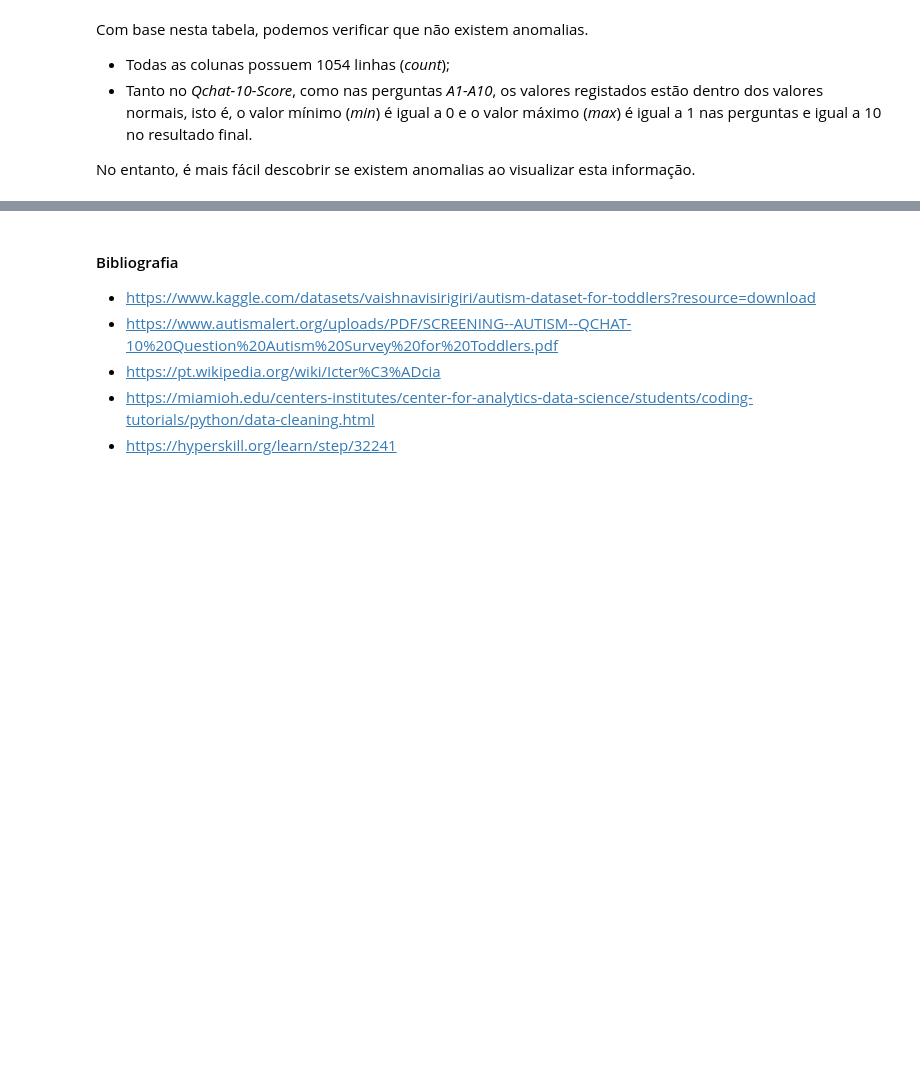
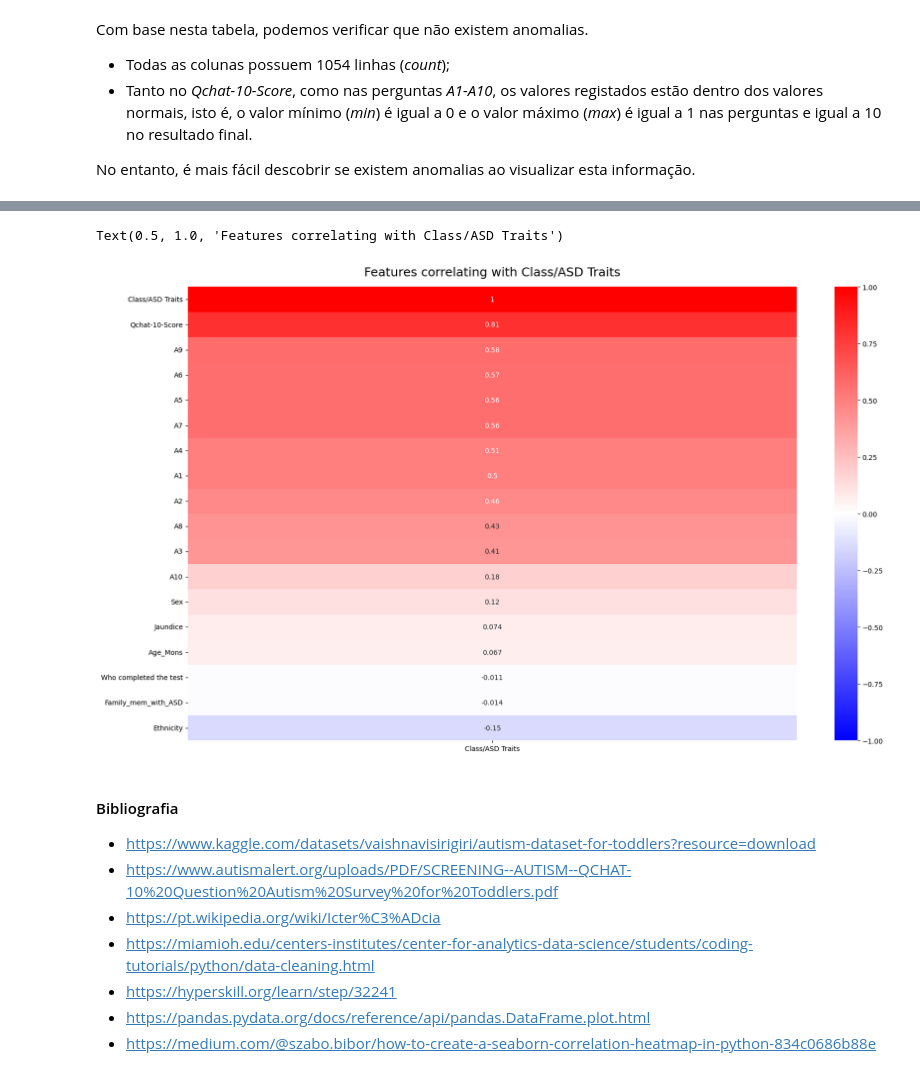
Before and after one commit to hfuturo/FEUP-IA-PROJ2, a Jupyter notebook: autism_dataset_for_toddlers.ipynb, the cells around one changed output, grey strips where cells are left out. Saved outputs shown, nothing was run; the diff lists cells and outputs as text; code cells hidden in the pictures; blank space fills up the shorter version.

```diff
--- a/autism_dataset_for_toddlers.ipynb
+++ b/autism_dataset_for_toddlers.ipynb
@@ -146,3 +170,11 @@ No entanto, é mais fácil descobrir se existem anomalias ao visualizar esta inf
+# %%
+plt.figure(figsize=(20, 12))
+
+heatmap = sb.heatmap(data.corr()[["Class/ASD Traits"]].sort_values(by="Class/ASD Traits", ascending=False), vmin=-1, vmax= 1, annot=True, cmap="bwr")
+heatmap.set_title("Features correlating with Class/ASD Traits", fontdict={"fontsize": 18}, pad=16)
+# %% [output]
+Text(0.5, 1.0, 'Features correlating with Class/ASD Traits')
+[figure, added]
 # %% [markdown]
 #### Bibliografia
 
@@ -151,3 +183,5 @@ No entanto, é mais fácil descobrir se existem anomalias ao visualizar esta inf
 - https://pt.wikipedia.org/wiki/Icter%C3%ADcia
 - https://miamioh.edu/centers-institutes/center-for-analytics-data-science/students/coding-tutorials/python/data-cleaning.html
 - https://hyperskill.org/learn/step/32241
+- https://pandas.pydata.org/docs/reference/api/pandas.DataFrame.plot.html
+- https://medium.com/@szabo.bibor/how-to-create-a-seaborn-correlation-heatmap-in-python-834c0686b88e
```
Also changed, not shown: parts of 5 cells of this notebook.
